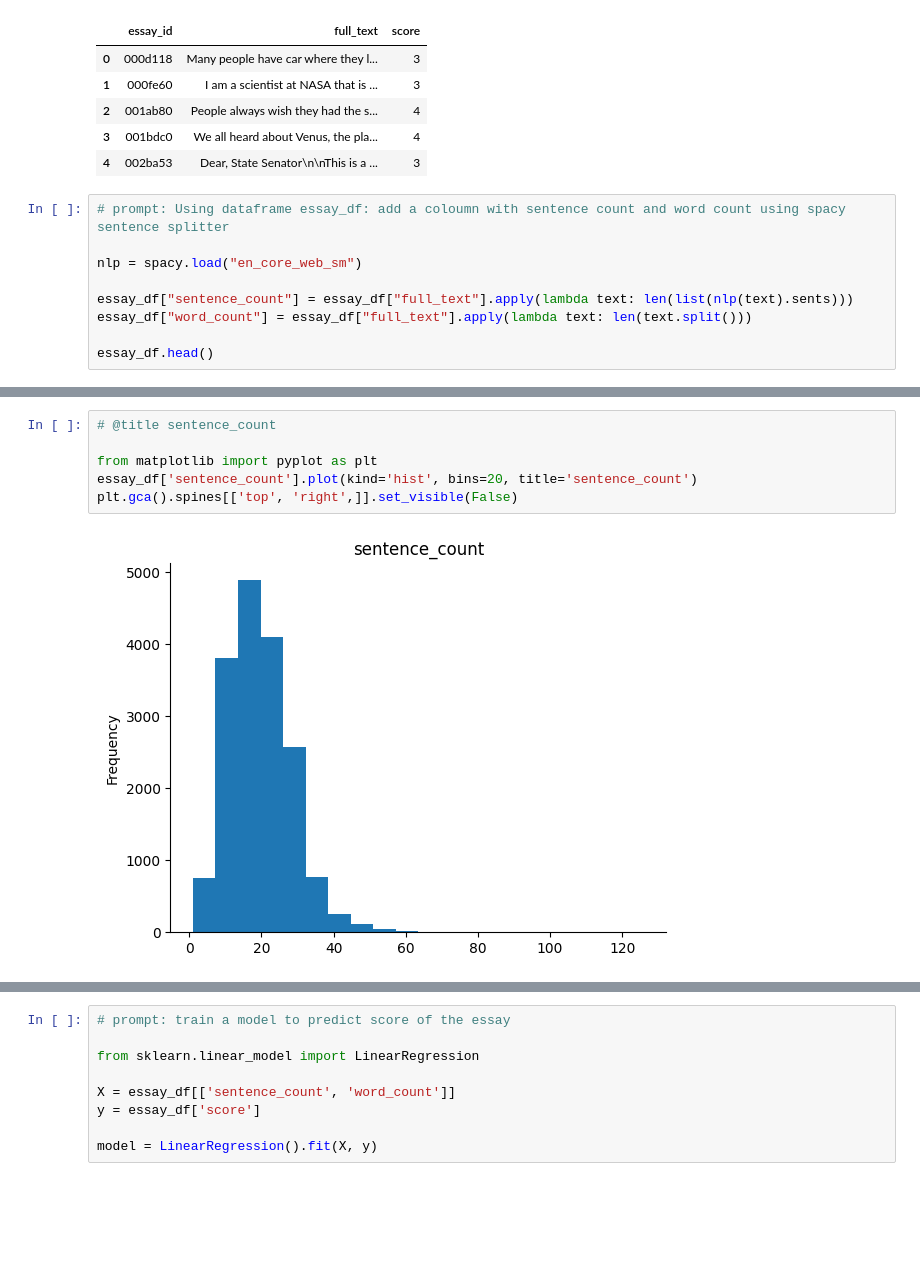
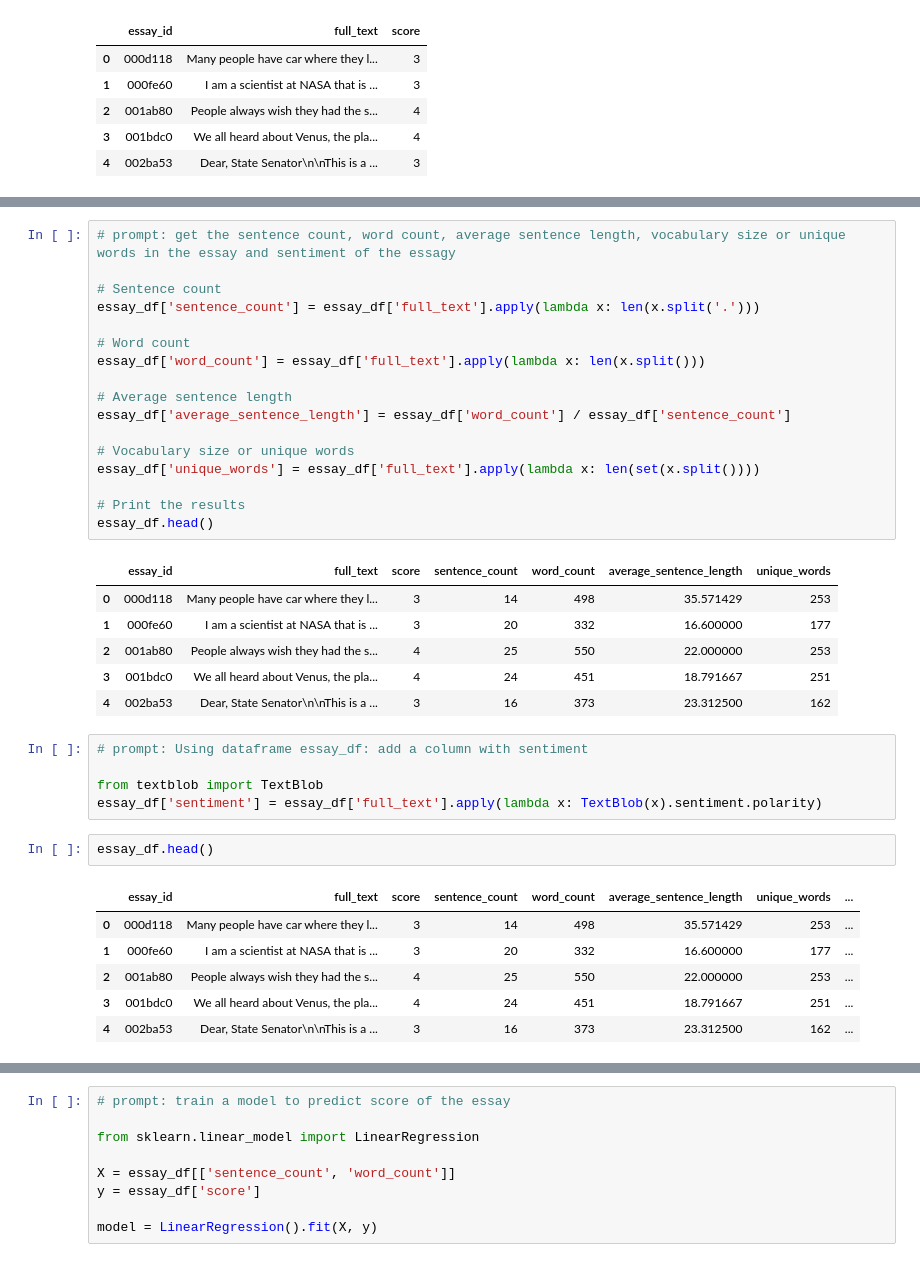
Before and after one commit to rams1987/Essay_Scoring, a Jupyter notebook: essay_scoring.ipynb, the cells around one changed output, grey strips where cells are left out. Drawn from its saved outputs; the diff is of its cells as text; blank space fills up the shorter version.

```diff
--- a/essay_scoring.ipynb
+++ b/essay_scoring.ipynb
@@ -60,12 +60,3 @@ essay_df.head()
 | 2 | 001ab80 | People always wish they had the s... | 4 |
 | 3 | 001bdc0 | We all heard about Venus, the pla... | 4 |
 | 4 | 002ba53 | Dear, State Senator\n\nThis is a ... | 3 |
-# %%
-# prompt: Using dataframe essay_df: add a coloumn with sentence count and word count using spacy sentence splitter
-
-nlp = spacy.load("en_core_web_sm")
-
-essay_df["sentence_count"] = essay_df["full_text"].apply(lambda text: len(list(nlp(text).sents)))
-essay_df["word_count"] = essay_df["full_text"].apply(lambda text: len(text.split()))
-
-essay_df.head()
@@ -124,8 +63,38 @@ _ = plt.ylabel('Word Count')
-# %%
-# @title sentence_count
-
-from matplotlib import pyplot as plt
-essay_df['sentence_count'].plot(kind='hist', bins=20, title='sentence_count')
-plt.gca().spines[['top', 'right',]].set_visible(False)
-# %% [output]
-[figure, removed]
+# %%
+# prompt: get the sentence count, word count, average sentence length, vocabulary size or unique words in the essay and sentiment of the essagy
+
+# Sentence count
+essay_df['sentence_count'] = essay_df['full_text'].apply(lambda x: len(x.split('.')))
+
+# Word count
+essay_df['word_count'] = essay_df['full_text'].apply(lambda x: len(x.split()))
+
+# Average sentence length
+essay_df['average_sentence_length'] = essay_df['word_count'] / essay_df['sentence_count']
+
+# Vocabulary size or unique words
+essay_df['unique_words'] = essay_df['full_text'].apply(lambda x: len(set(x.split())))
+
+# Print the results
+essay_df.head()
+# %% [output]
+|  | essay_id | full_text | score | sentence_count | word_count | average_sentence_length | unique_words |
+| 0 | 000d118 | Many people have car where they l... | 3 | 14 | 498 | 35.571429 | 253 |
+| 1 | 000fe60 | I am a scientist at NASA that is ... | 3 | 20 | 332 | 16.600000 | 177 |
+| 2 | 001ab80 | People always wish they had the s... | 4 | 25 | 550 | 22.000000 | 253 |
+| 3 | 001bdc0 | We all heard about Venus, the pla... | 4 | 24 | 451 | 18.791667 | 251 |
+| 4 | 002ba53 | Dear, State Senator\n\nThis is a ... | 3 | 16 | 373 | 23.312500 | 162 |
+# %%
+# prompt: Using dataframe essay_df: add a column with sentiment
+
+from textblob import TextBlob
+essay_df['sentiment'] = essay_df['full_text'].apply(lambda x: TextBlob(x).sentiment.polarity)
+# %%
+essay_df.head()
+# %% [output]
+|  | essay_id | full_text | score | sentence_count | word_count | average_sentence_length | unique_words | ... |
+| 0 | 000d118 | Many people have car where they l... | 3 | 14 | 498 | 35.571429 | 253 | ... |
+| 1 | 000fe60 | I am a scientist at NASA that is ... | 3 | 20 | 332 | 16.600000 | 177 | ... |
+| 2 | 001ab80 | People always wish they had the s... | 4 | 25 | 550 | 22.000000 | 253 | ... |
+| 3 | 001bdc0 | We all heard about Venus, the pla... | 4 | 24 | 451 | 18.791667 | 251 | ... |
+| 4 | 002ba53 | Dear, State Senator\n\nThis is a ... | 3 | 16 | 373 | 23.312500 | 162 | ... |
```
Also changed, not shown: parts of 6 cells of this notebook.
